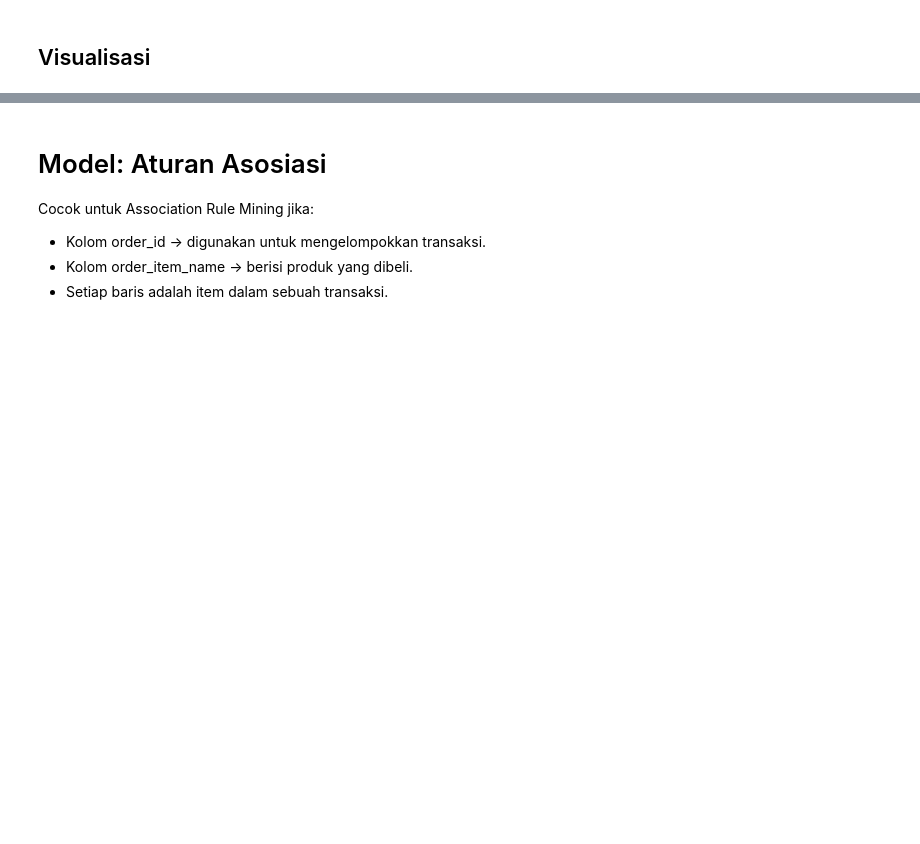
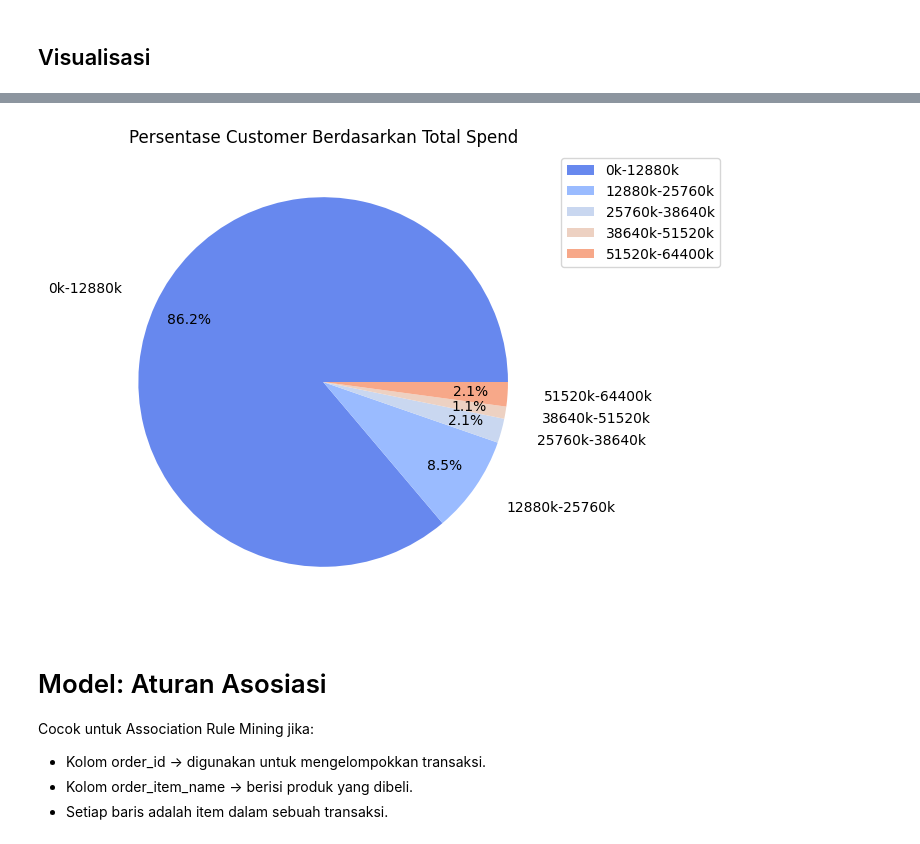
Before and after one commit to carsen09/uas-data-mining, a Jupyter notebook: notebook.ipynb, the cells around one changed output, grey strips where cells are left out. Cells and saved outputs as stored; diff of their text form; code cells hidden in the pictures; blank space fills up the shorter version.

```diff
--- a/notebook.ipynb
+++ b/notebook.ipynb
@@ -346,3 +323,24 @@ plt.show()
+# %%
+plt.figure(figsize=(6, 6))
+
+# Buat pie chart dengan penyesuaian posisi label
+plt.pie(
+    spend_distribution,
+    labels=spend_distribution.index,
+    autopct="%1.1f%%",
+    colors=sns.color_palette("coolwarm"),
+    labeldistance=1.2,  # Memindahkan label lebih jauh dari lingkaran
+    pctdistance=0.8  # Memindahkan persentase ke bagian dalam
+)
+
+plt.title("Persentase Customer Berdasarkan Total Spend")
+
+# Tambahkan legend agar label tidak saling berdekatan
+plt.legend(spend_distribution.index, loc="best", bbox_to_anchor=(1, 1))
+
+plt.show()
+# %% [output]
+[figure, added]
 # %%
 spend_distribution.to_csv("spend_distribution.csv", index=True)
 # %% [markdown]
```
Also changed, not shown: parts of 4 cells of this notebook, 17 other files.
